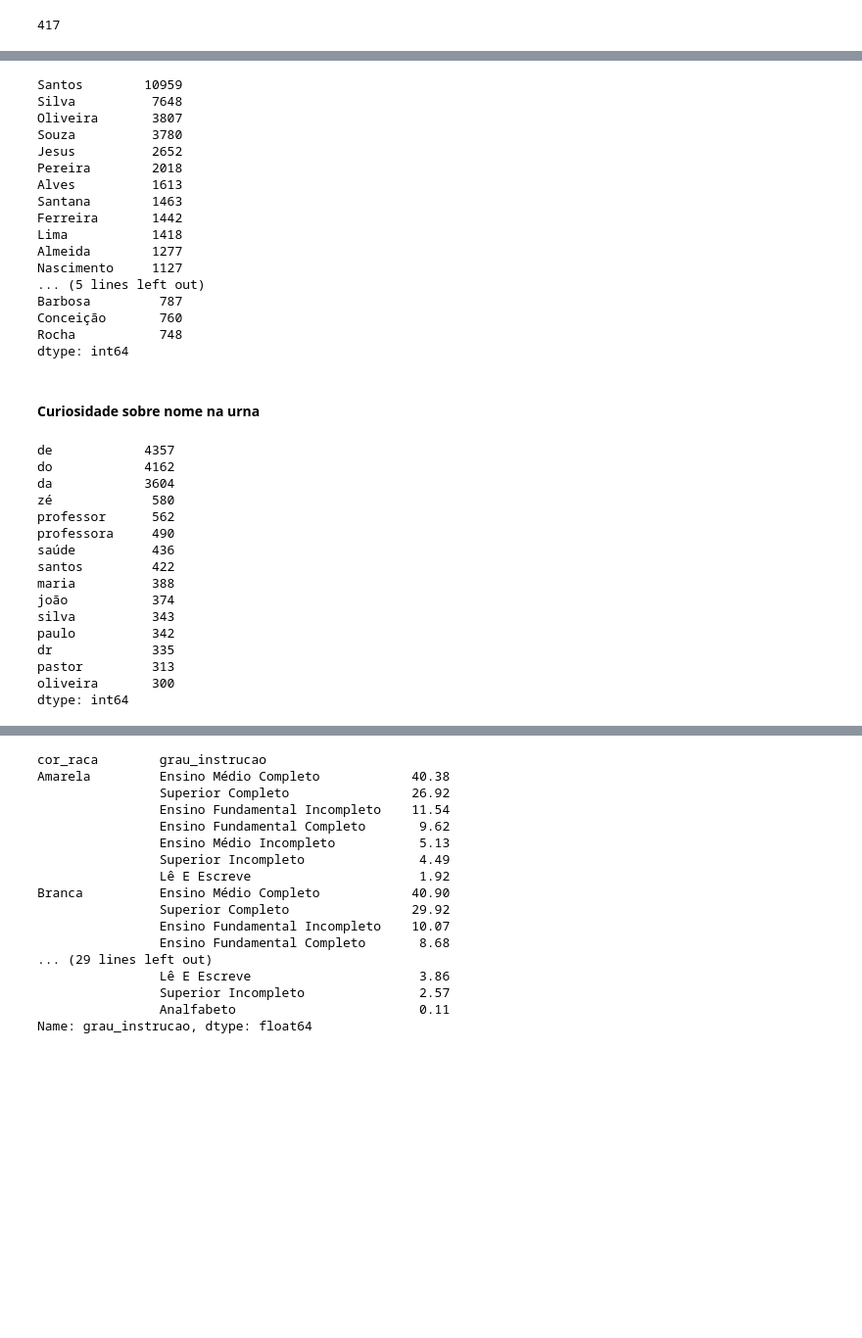
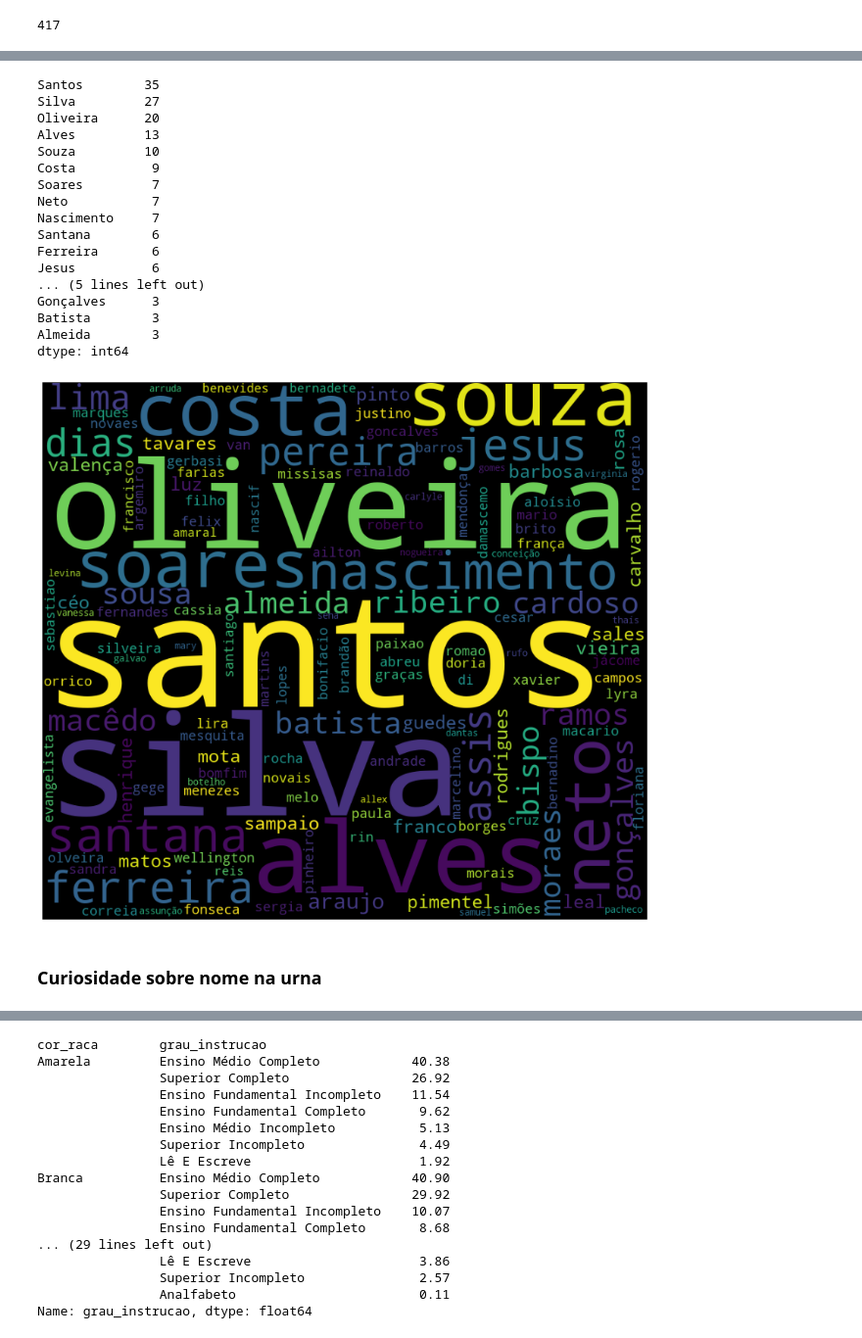
Before and after one commit to KPxto/candidatos_ibicarai2020, a Jupyter notebook: raiox_politica_ibicarai.ipynb, the cells around one changed output, grey strips where cells are left out. Shown at 98% size. Saved outputs shown, nothing was run; the diff lists cells and outputs as text; code cells hidden in the pictures; blank space fills up the shorter version.

```diff
--- a/raiox_politica_ibicarai.ipynb
+++ b/raiox_politica_ibicarai.ipynb
@@ -120,5 +207,5 @@ dados['cidade'].nunique()
 # %%
-lista_nome = []
-for nome in dados['nome'].values:
-    x = nome.split()[1:]
-    lista_nome.extend(x)
+lista_nome2 = []
+for nome2 in dados_ibicarai['nome'].values:
+    x = nome2.split()[1:]
+    lista_nome2.extend(x)
@@ -145,25 +212,32 @@ dtype: int64
 # %%
-s_sobrenomes.drop(labels=['De', 'Dos', 'Da', 'Do'], inplace=True)
-s_sobrenomes.nlargest(20)
+s2_sobrenomes = pd.Series(collections.Counter(lista_nome2))
+s2_sobrenomes.drop(labels=['De', 'Dos', 'Da', 'Maria', 'Raimundo'], inplace=True)
+s2_sobrenomes.nlargest(20)
 # %% [output]
-Santos        10959
-Silva          7648
-Oliveira       3807
-Souza          3780
-Jesus          2652
-Pereira        2018
-Alves          1613
-Santana        1463
-Ferreira       1442
-Lima           1418
-Almeida        1277
-Nascimento     1127
+Santos        35
+Silva         27
+Oliveira      20
+Alves         13
+Souza         10
+Costa          9
+Soares         7
+Neto           7
+Nascimento     7
+Santana        6
+Ferreira       6
+Jesus          6
 ... (5 lines left out)
-Barbosa         787
-Conceição       760
-Rocha           748
+Gonçalves      3
+Batista        3
+Almeida        3
 dtype: int64
+# %%
+palavras_fora2 = ['De', 'Dos', 'Da', 'Maria', 'Raimundo', 'das', 'sergio', 'Sergio', 'elias', 'Elias', 'jose', 'olveira'
+                 'di', 'marcos', 'josé', 'luiz', 'Carlos', 'carlos']
+word_cloud(lista_nome2, palavras_fora2)
+# %% [output]
+[figure, added]
 # %% [markdown]
-#### Curiosidade sobre nome na urna
+### Curiosidade sobre nome na urna
 # %%
 lista_nome_urna = []
@@ -174,25 +248,6 @@ for i in dados['nome_urna'].values:
 lista_nome_urna = [x.lower() for x in lista_nome_urna]
 # %%
 s_nomeurna = pd.Series(collections.Counter(lista_nome_urna))
-# %%
-s_nomeurna.nlargest(15)
-# %% [output]
-de            4357
-do            4162
-da            3604
-zé             580
-professor      562
-professora     490
-saúde          436
-santos         422
-maria          388
-joão           374
-silva          343
-paulo          342
-dr             335
-pastor         313
-oliveira       300
-dtype: int64
 # %%
 s_nomeurna['zé'] = s_nomeurna['zé'] + s_nomeurna['ze']
 s_nomeurna['professor'] = s_nomeurna['professor'] + s_nomeurna['prof']
```
Also changed, not shown: parts of 37 cells of this notebook.
